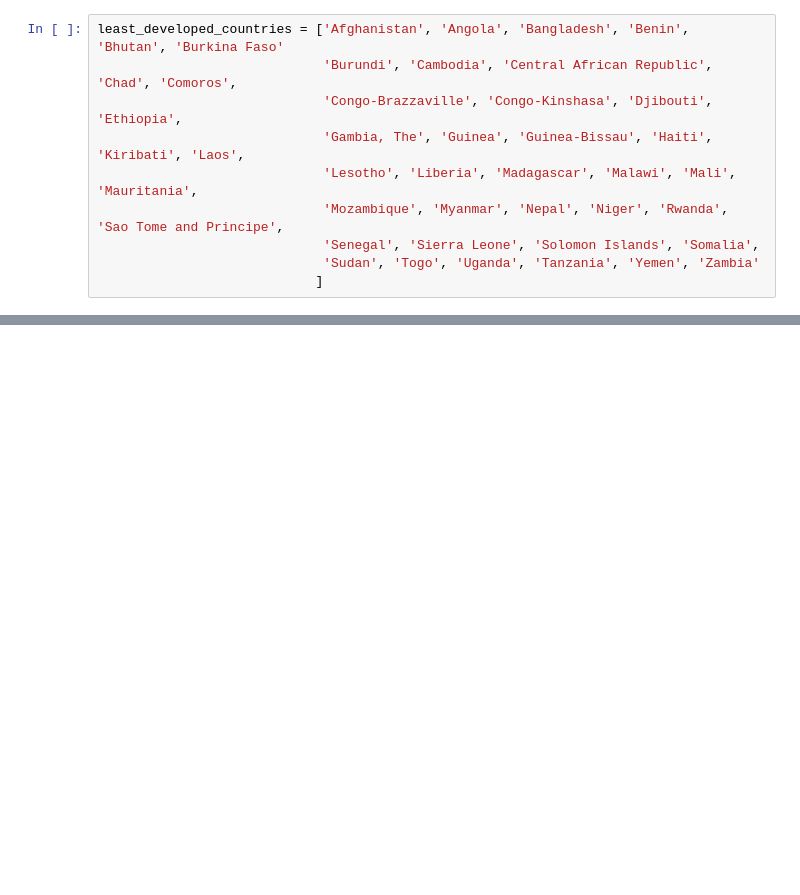
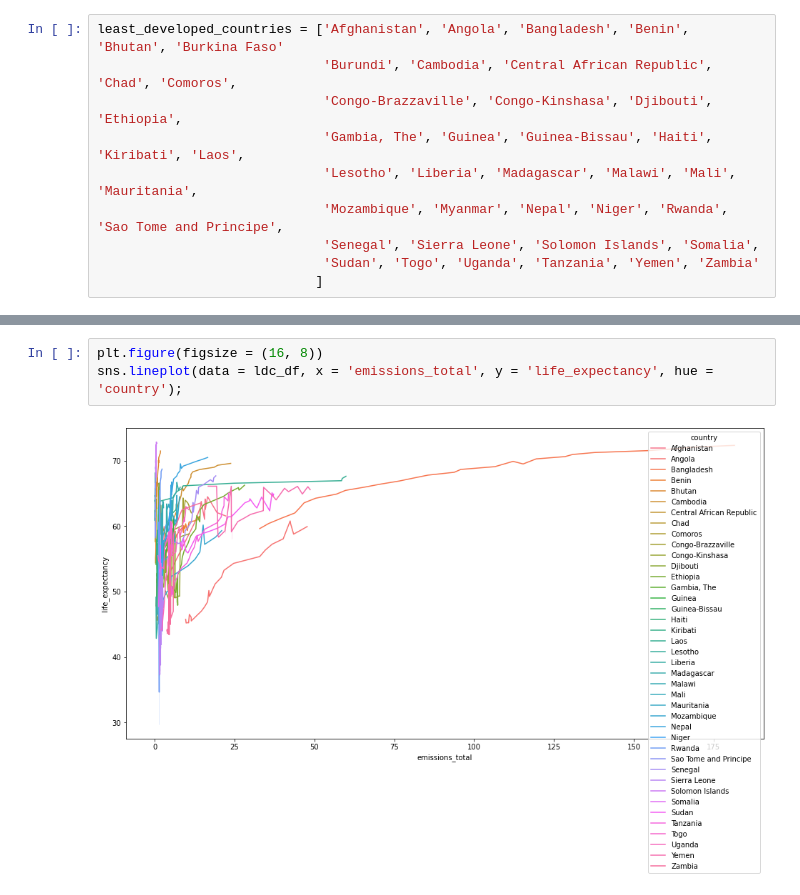
Before and after one commit to clarencealvarez/Project-5-Energy-Analysis, a Jupyter notebook: notebooks/annelise.ipynb, the cells around one changed output, grey strips where cells are left out. Saved outputs shown, nothing was run; the diff lists cells and outputs as text; blank space fills up the shorter version.

```diff
--- a/notebooks/annelise.ipynb
+++ b/notebooks/annelise.ipynb
@@ -104,0 +215,5 @@ array([-1, -1, -1, -1, -1, -1,  0,  0,  0, -1, -1,  0, -1,  0,  0,  0,  0,
+# %%
+plt.figure(figsize = (16, 8))
+sns.lineplot(data = ldc_df, x = 'emissions_total', y = 'life_expectancy', hue = 'country');
+# %% [output]
+[figure, added]
```
Also changed, not shown: parts of 20 cells of this notebook.
